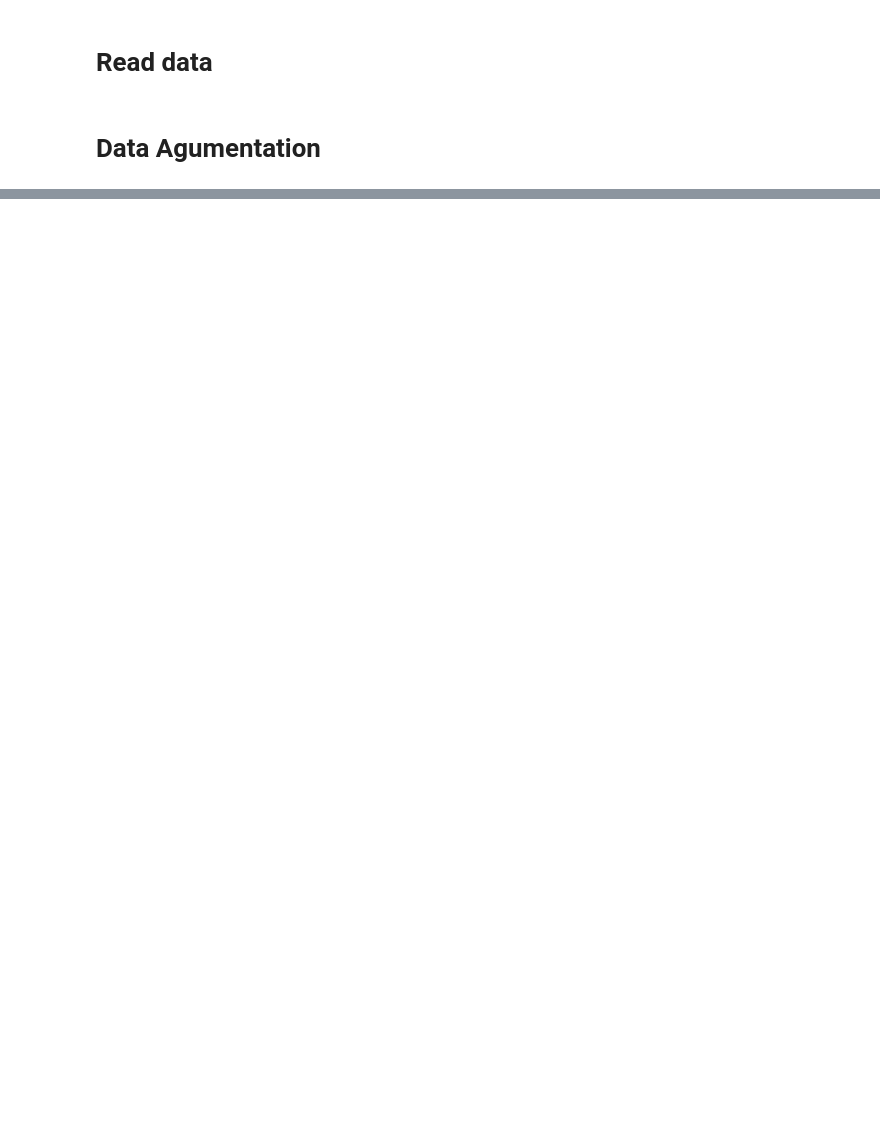
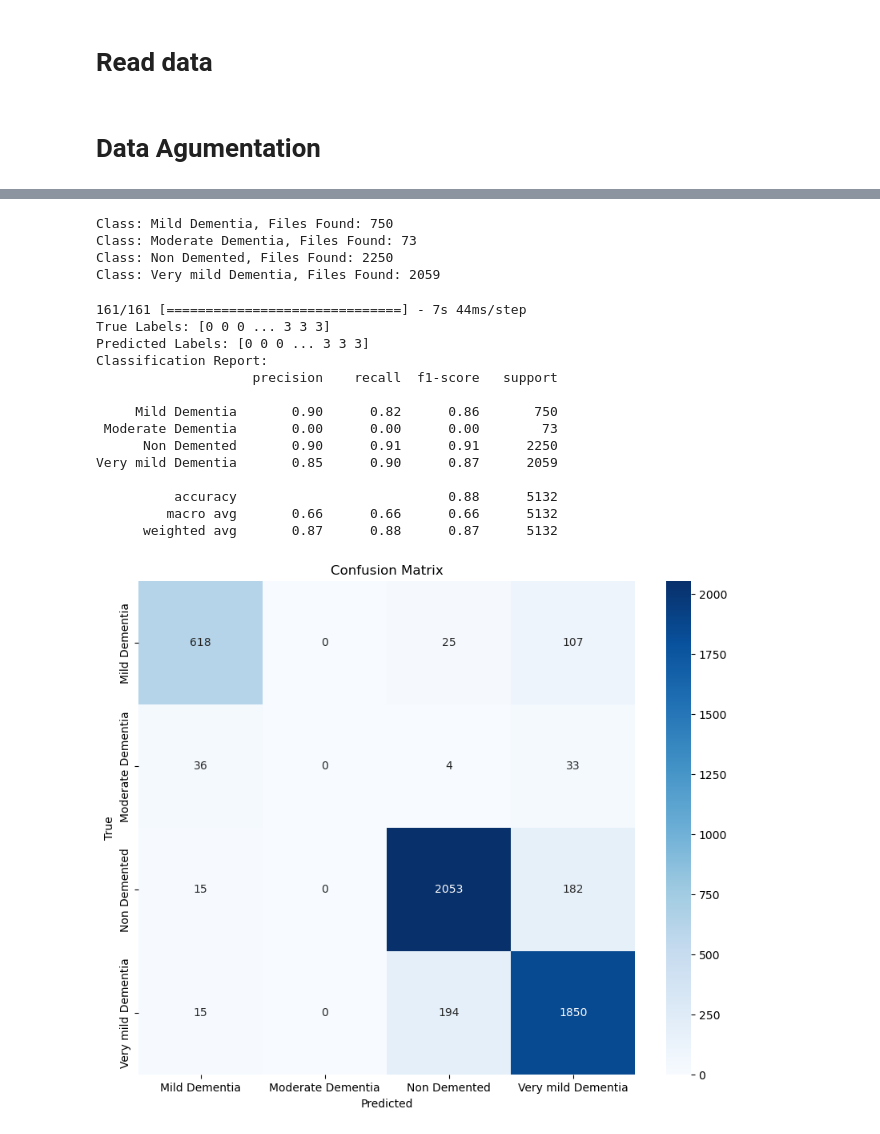
Before and after one commit to Hutt01/AAUTIA2, a Jupyter notebook: FJSL_Alzheimer_Classification_V2.ipynb, the cells around one changed output, grey strips where cells are left out. Cells and saved outputs as stored; diff of their text form; code cells hidden in the pictures; blank space fills up the shorter version.

```diff
--- a/FJSL_Alzheimer_Classification_V2.ipynb
+++ b/FJSL_Alzheimer_Classification_V2.ipynb
@@ -361,0 +414,27 @@ cnn_model.fit(train_dataset, validation_data=val_dataset, epochs=10)
+# %%
+# Define Paths
+dataset_dir = "test_dataset"  # Root folder containing class folders
+# Adjust class names to match actual folder names
+classes = ["Mild Dementia", "Moderate Dementia", "Non Demented", "Very mild Dementia"]
+
+# Load Data with Correct Folder Names
+image_paths, labels = [], []
+for class_label, class_name in enumerate(classes):
+    class_dir = os.path.join(dataset_dir, class_name)
+    if not os.path.exists(class_dir):
+        print(f"Error: Folder {class_dir} does not exist.")
+        continue
+    files = glob.glob(f"{class_dir}/*.jpg")  # Adjust extension if needed
+    print(f"Class: {class_name}, Files Found: {len(files)}")  # Debug: Count files
+    for file_path in files:
+        image_paths.append(file_path)
+        labels.append(class_label)
+
+# Proceed with the pipeline if files are found
+if len(image_paths) == 0:
+    raise ValueError("No images found. Check dataset folder names or file paths.")
+# %% [output]
+Class: Mild Dementia, Files Found: 750
+Class: Moderate Dementia, Files Found: 73
+Class: Non Demented, Files Found: 2250
+Class: Very mild Dementia, Files Found: 2059
@@ -361,0 +464,43 @@ cnn_model.fit(train_dataset, validation_data=val_dataset, epochs=10)
+# %%
+from sklearn.metrics import classification_report, confusion_matrix
+import numpy as np
+import seaborn as sns
+import matplotlib.pyplot as plt
+
+# Assuming y_true is the actual labels (e.g., integer labels)
+y_true = labels  # Actual labels for the test set
+predictions = cnn_model.predict(test_data)
+y_pred = np.argmax(predictions, axis=1)  # Convert probabilities to class labels
+
+print("True Labels:", y_true)
+print("Predicted Labels:", y_pred)
+
+# Classification Report
+class_names = classes  # List of class names
+print("Classification Report:")
+print(classification_report(y_true, y_pred, target_names=class_names))
+
+# Confusion Matrix
+plt.figure(figsize=(10, 8))
+cm = confusion_matrix(y_true, y_pred)
+sns.heatmap(cm, annot=True, fmt='d', cmap='Blues', xticklabels=class_names, yticklabels=class_names)
+plt.title('Confusion Matrix')
+plt.xlabel('Predicted')
+plt.ylabel('True')
+plt.show()
+# %% [output]
+161/161 [==============================] - 7s 44ms/step
+True Labels: [0 0 0 ... 3 3 3]
+Predicted Labels: [0 0 0 ... 3 3 3]
+Classification Report:
+                    precision    recall  f1-score   support
+
+     Mild Dementia       0.90      0.82      0.86       750
+ Moderate Dementia       0.00      0.00      0.00        73
+      Non Demented       0.90      0.91      0.91      2250
+Very mild Dementia       0.85      0.90      0.87      2059
+
+          accuracy                           0.88      5132
+         macro avg       0.66      0.66      0.66      5132
+      weighted avg       0.87      0.88      0.87      5132
+[figure, added]
```
Also changed, not shown: parts of 14 cells of this notebook, 1 other file.
